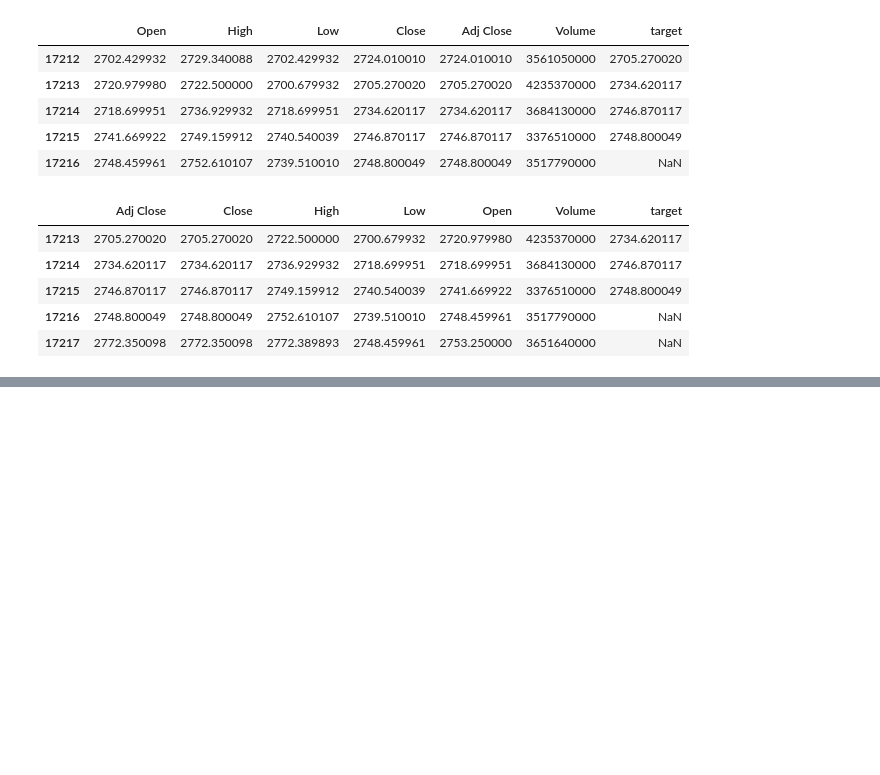
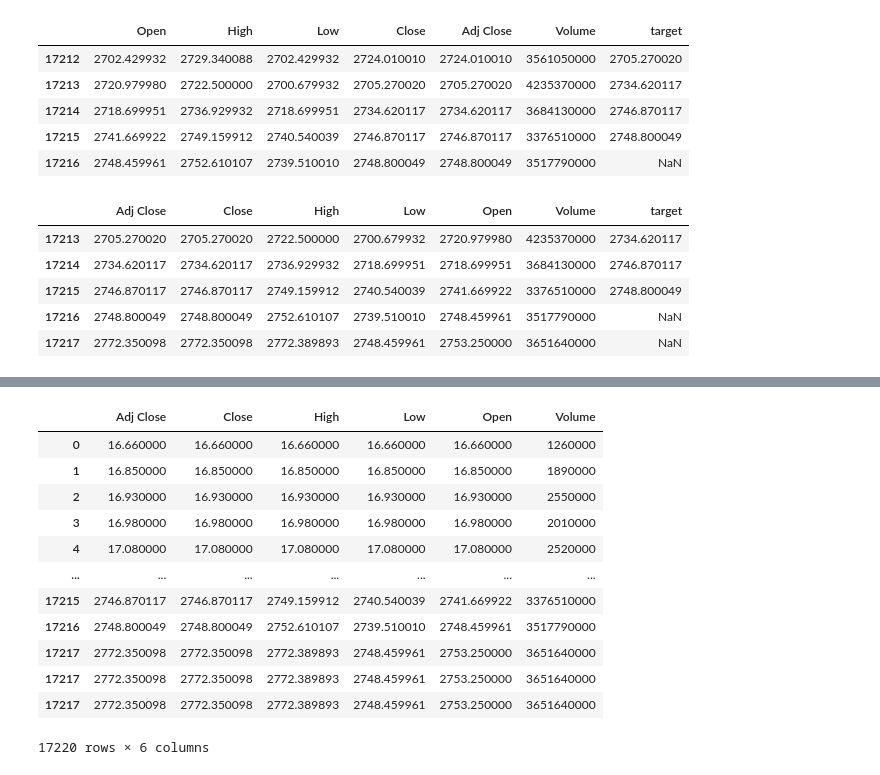
Before and after one commit to franciscocezar/machine_learning_lesson, a Jupyter notebook: sp500.ipynb, the cells around one changed output, grey strips where cells are left out. Cells and saved outputs as stored; diff of their text form; code cells hidden in the pictures; blank space fills up the shorter version.

```diff
--- a/sp500.ipynb
+++ b/sp500.ipynb
@@ -137,0 +152,17 @@ base.tail()
+# %%
+base = pd.concat([base, tomorrow[:1]], sort=True)
+base
+# %% [output]
+|  | Adj Close | Close | High | Low | Open | Volume |
+| 0 | 16.660000 | 16.660000 | 16.660000 | 16.660000 | 16.660000 | 1260000 |
+| 1 | 16.850000 | 16.850000 | 16.850000 | 16.850000 | 16.850000 | 1890000 |
+| 2 | 16.930000 | 16.930000 | 16.930000 | 16.930000 | 16.930000 | 2550000 |
+| 3 | 16.980000 | 16.980000 | 16.980000 | 16.980000 | 16.980000 | 2010000 |
+| 4 | 17.080000 | 17.080000 | 17.080000 | 17.080000 | 17.080000 | 2520000 |
+| ... | ... | ... | ... | ... | ... | ... |
+| 17215 | 2746.870117 | 2746.870117 | 2749.159912 | 2740.540039 | 2741.669922 | 3376510000 |
+| 17216 | 2748.800049 | 2748.800049 | 2752.610107 | 2739.510010 | 2748.459961 | 3517790000 |
+| 17217 | 2772.350098 | 2772.350098 | 2772.389893 | 2748.459961 | 2753.250000 | 3651640000 |
+| 17217 | 2772.350098 | 2772.350098 | 2772.389893 | 2748.459961 | 2753.250000 | 3651640000 |
+| 17217 | 2772.350098 | 2772.350098 | 2772.389893 | 2748.459961 | 2753.250000 | 3651640000 |
+17220 rows × 6 columns
```
Also changed, not shown: parts of 4 cells of this notebook.
